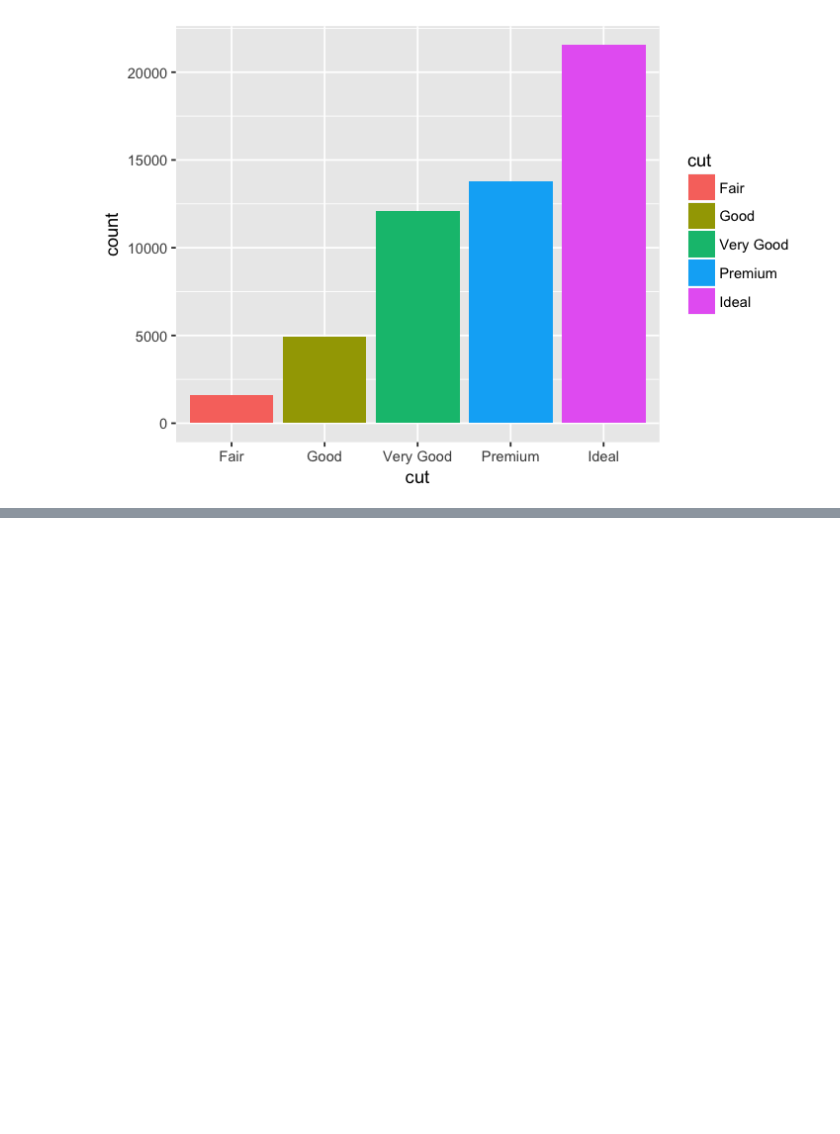
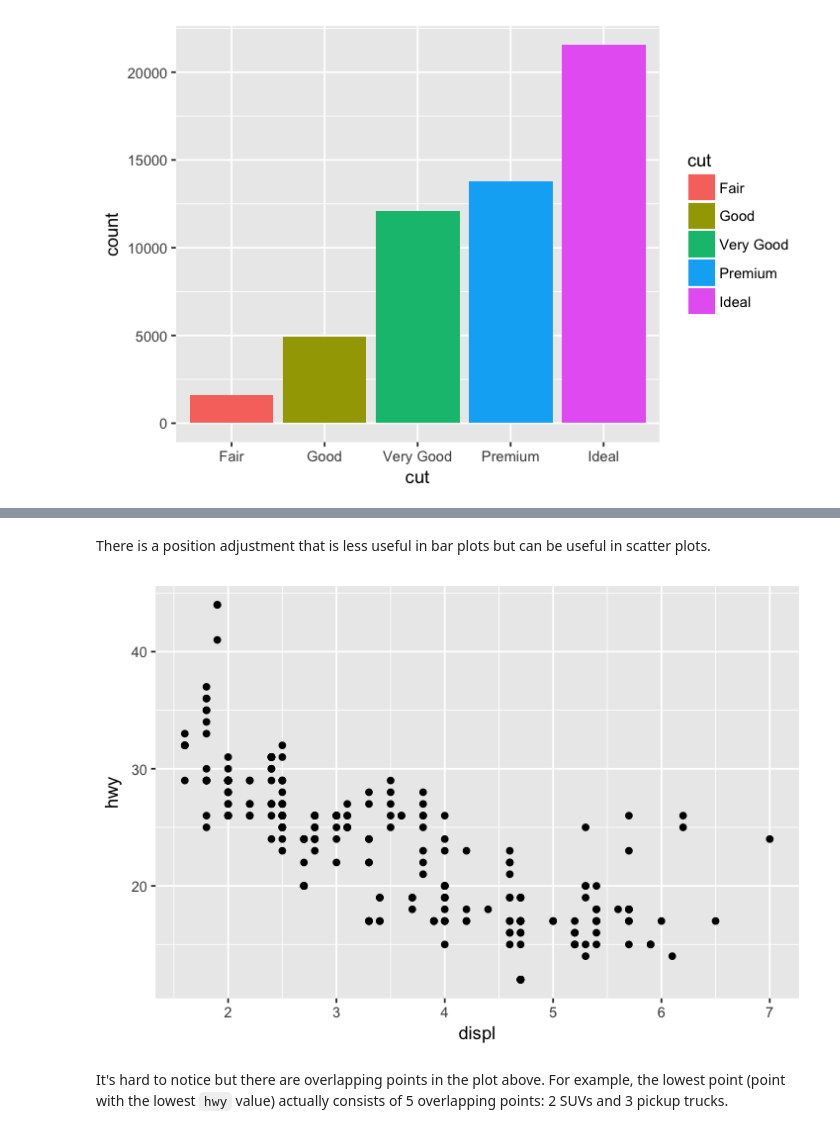
Before and after one commit to ambujtewari/stats306-fall2017, a Jupyter notebook: Lecture02.ipynb, the cells around one changed output, grey strips where cells are left out. Saved outputs shown, nothing was run; the diff lists cells and outputs as text; code cells hidden in the pictures; blank space fills up the shorter version.

```diff
--- a/Lecture02.ipynb
+++ b/Lecture02.ipynb
@@ -113,0 +134,9 @@ ggplot(data = diamonds) +
+# %% [markdown]
+There is a position adjustment that is less useful in bar plots but can be useful in scatter plots.
+# %%
+ggplot(data = mpg) +
+    geom_point(mapping = aes(x = displ, y = hwy))
+# %% [output]
+[figure, added]
+# %% [markdown]
+It's hard to notice but there are overlapping points in the plot above. For example, the lowest point (point with the lowest `hwy` value) actually consists of 5 overlapping points: 2 SUVs and 3 pickup trucks.
```
Also changed, not shown: parts of 13 cells of this notebook.
